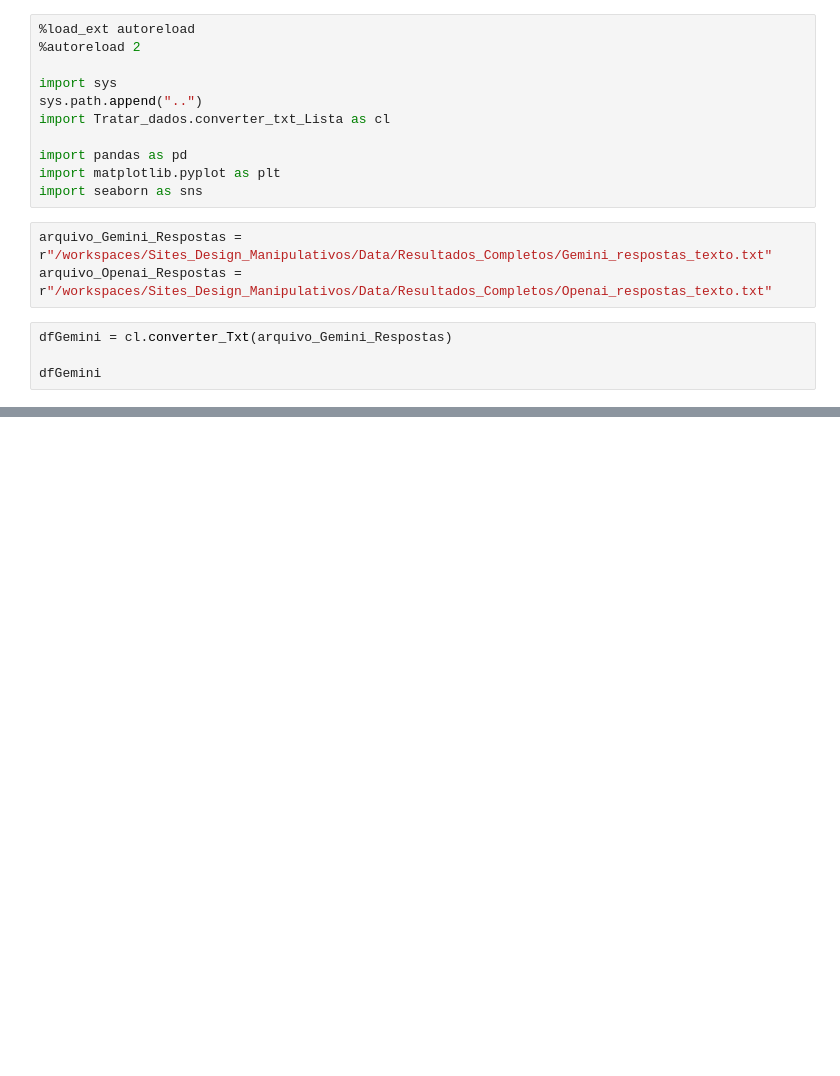
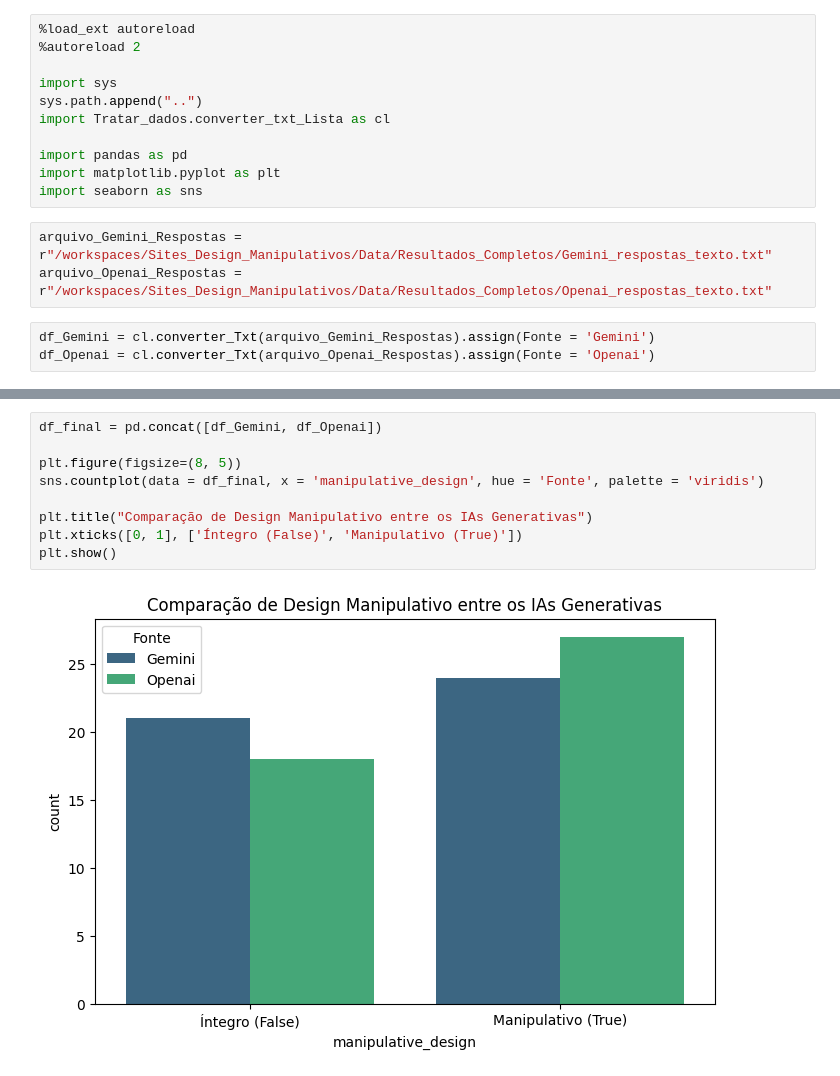
Before and after one commit to ArthurF36/Sites_Design_Manipulativos, a Jupyter notebook: Notebook/grafico_Peformance_Sites.ipynb, the cells around one changed output, grey strips where cells are left out. Cells and saved outputs as stored; diff of their text form; blank space fills up the shorter version.

```diff
--- a/Notebook/grafico_Peformance_Sites.ipynb
+++ b/Notebook/grafico_Peformance_Sites.ipynb
@@ -20,6 +20,5 @@ import seaborn as sns
 arquivo_Gemini_Respostas = r"/workspaces/Sites_Design_Manipulativos/Data/Resultados_Completos/Gemini_respostas_texto.txt"
 arquivo_Openai_Respostas = r"/workspaces/Sites_Design_Manipulativos/Data/Resultados_Completos/Openai_respostas_texto.txt"
 # %%
-dfGemini = cl.converter_Txt(arquivo_Gemini_Respostas)
-
-dfGemini
+df_Gemini = cl.converter_Txt(arquivo_Gemini_Respostas).assign(Fonte = 'Gemini')
+df_Openai = cl.converter_Txt(arquivo_Openai_Respostas).assign(Fonte = 'Openai')
@@ -43,0 +40,11 @@ dfGemini
+# %%
+df_final = pd.concat([df_Gemini, df_Openai])
+
+plt.figure(figsize=(8, 5))
+sns.countplot(data = df_final, x = 'manipulative_design', hue = 'Fonte', palette = 'viridis')
+
+plt.title("Comparação de Design Manipulativo entre os IAs Generativas")
+plt.xticks([0, 1], ['Íntegro (False)', 'Manipulativo (True)'])
+plt.show()
+# %% [output]
+[figure, added]
```
Also changed, not shown: parts of 4 cells of this notebook, 2 other files.
